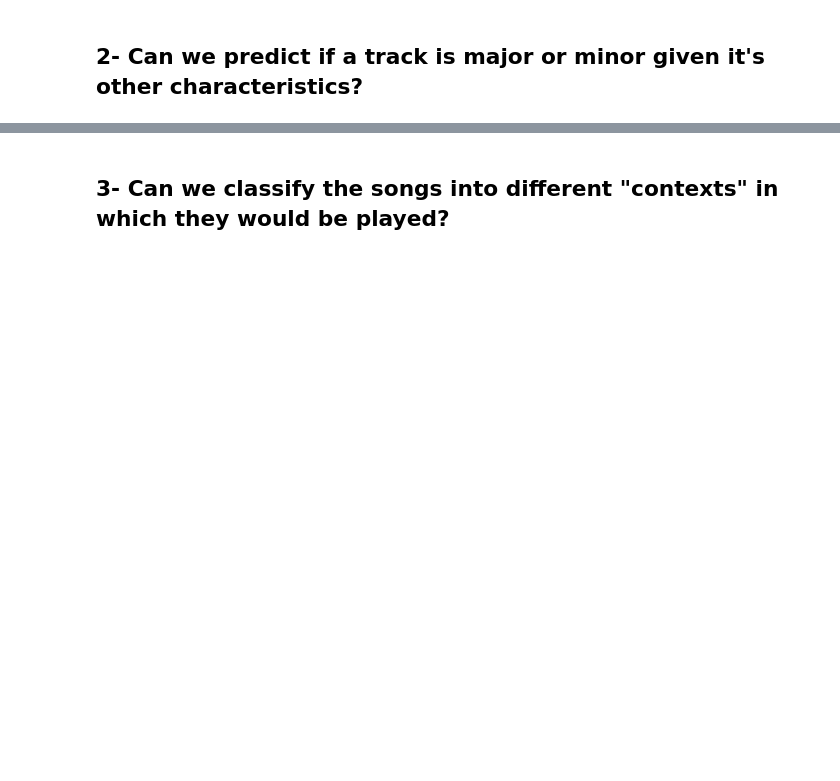
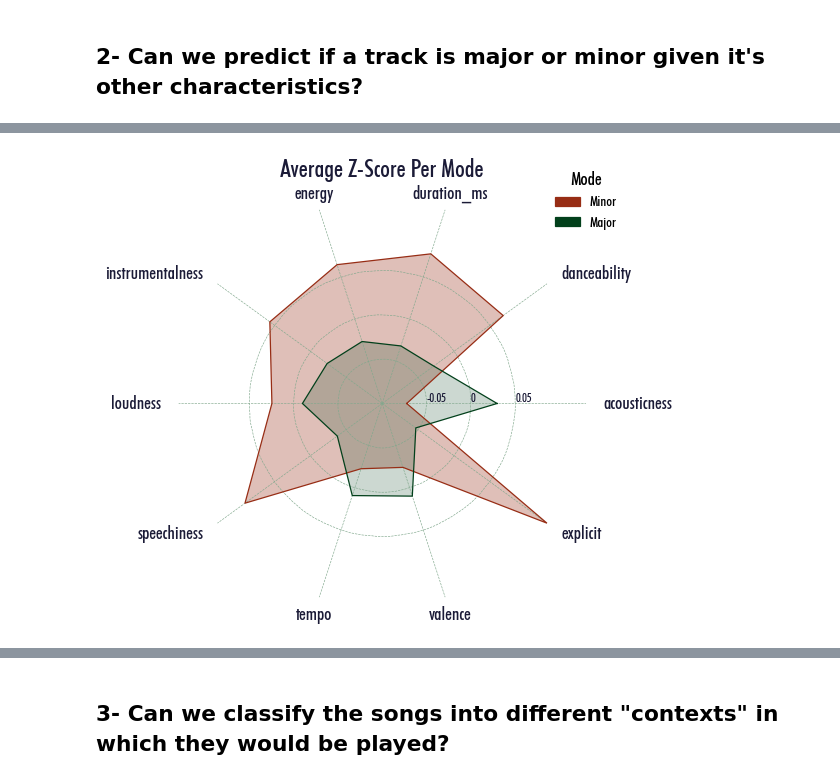
Before and after one commit to danshaub/CPSC392-Final-Project, a Jupyter notebook: Notebooks/Dan-FP.ipynb, the cells around one changed output, grey strips where cells are left out. Drawn from its saved outputs; the diff is of its cells as text; code cells hidden in the pictures; blank space fills up the shorter version.

Commit message:
Spiffs up plots and adds code for question 2

```diff
--- a/Notebooks/Dan-FP.ipynb
+++ b/Notebooks/Dan-FP.ipynb
@@ -352,6 +367,7 @@ explicit_distro_1.head()
 # %% [markdown]
 ## 2- Can we predict if a track is major or minor given it's other characteristics?
 # %%
-data_2 = pd.read_csv("../Data/data.csv")
+np.random.seed(11132013)
+data_2 = pd.read_csv("../Data/data_modified.csv")
 data_2.head()
 # %% [output]
@@ -363,0 +382,13 @@ data_2.head()
+# %%
+features_2 = ["acousticness",
+              "danceability",
+              "duration_ms",
+              "energy",
+              "instrumentalness",
+              "loudness",
+              "speechiness",
+              "tempo",
+              "valence",
+              "explicit"]
+X_2 = data_2[features_2]
+y_2 = data_2[["mode"]]
@@ -363,0 +423,81 @@ data_2.head()
+# %%
+# Libraries
+import matplotlib.pyplot as plt
+import pandas as pd
+from math import pi
+from matplotlib.pyplot import figure
+import matplotlib.patches as mpatches
+
+## BUUILD RADAR GRAPH FOR MODES ##
+
+figure(num=None, figsize=(6,6), dpi=90, facecolor='w', edgecolor='k')
+
+# number of variable
+N_2 = len(features_2)
+
+# Extract values for minor mode
+# repeat the first value to close the circular graph:
+values_minor_2=data_z_mode_agg_2.loc[0].drop('mode').values.flatten().tolist()
+values_minor_2 += values_minor_2[:1]
+
+# Extract values for major mode
+# repeat the first value to close the circular graph:
+values_major_2=data_z_mode_agg_2.loc[1].drop('mode').values.flatten().tolist()
+values_major_2 += values_major_2[:1]
+
+# What will be the angle of each axis in the plot? (we divide the plot / number of variable)
+angles_2 = [n / float(N_2) * 2 * pi for n in range(N_2)]
+angles_2 += angles_2[:1]
+
+# Initialise the spider plot
+ax_2 = plt.subplot(111, polar=True)
+plt.grid(which='both',color=Cav_Palette[3], linestyle='dashed', linewidth=.5)
+plt.grid(which='both',axis='y', sketch_params=0.2)
+
+# Draw one axe per variable + add labels labels yet
+plt.xticks(angles_2[:-1], features_2, color=Cav_Palette[5])
+for label in ax_2.get_xticklabels():
+    label.set_fontproperties(futura)
+    label.set_size(15)
+    if label.get_position()[0] < 1.2 or label.get_position()[0] > 5.5:
+        label.set_ha('left')
+    elif 1.9 < label.get_position()[0] < 3.8:
+        label.set_ha('right')
+
+# Draw ylabels
+ax_2.set_rlabel_position(0)
+plt.yticks([-.05,0,.05], ["-0.05","0","0.05"], color=Cav_Palette[5])
+plt.ylim(-.1,.13)
+for label in ax_2.get_yticklabels():
+    label.set_fontproperties(futura)
+    label.set_size(10)
+
+
+# Plot data and Fill area for minor
+ax_2.plot(angles_2, values_minor_2, Cav_Palette[4], linewidth=1, linestyle='solid')
+ax_2.fill(angles_2, values_minor_2, Cav_Palette[4], alpha=0.3)
+
+# Plot data and Fill area for major
+ax_2.plot(angles_2, values_major_2, Cav_Palette[1], linewidth=1, linestyle='solid')
+ax_2.fill(angles_2, values_major_2, Cav_Palette[1], alpha=0.2)
+
+minor_patch_2 = mpatches.Patch(color=Cav_Palette[4], label='Minor')
+major_patch_2 = mpatches.Patch(color=Cav_Palette[1], label='Major')
+ax_2.legend(handles=[minor_patch_2, major_patch_2],
+            title="Mode",
+            bbox_to_anchor=(1, 1),
+            loc='center',
+            framealpha=0)
+ax_2.legend_.get_title().set_fontproperties(futura)
+ax_2.legend_.get_title().set_fontsize(15)
+for label in ax_2.legend_.get_texts():
+    label.set_fontproperties(futura)
+    label.set_fontsize(12)
+
+# ax_2.legend(bbox_to_anchor=(1.05, 1), loc='upper left', borderaxespad=0.)
+
+plt.title("Average Z-Score Per Mode", fontproperties=futura, size=20, color=Cav_Palette[5])
+
+ax_2.spines["polar"].set_visible(False)
+# %% [output]
+[figure, added]
```
Also changed, not shown: parts of 19 cells of this notebook, 1 other file.
